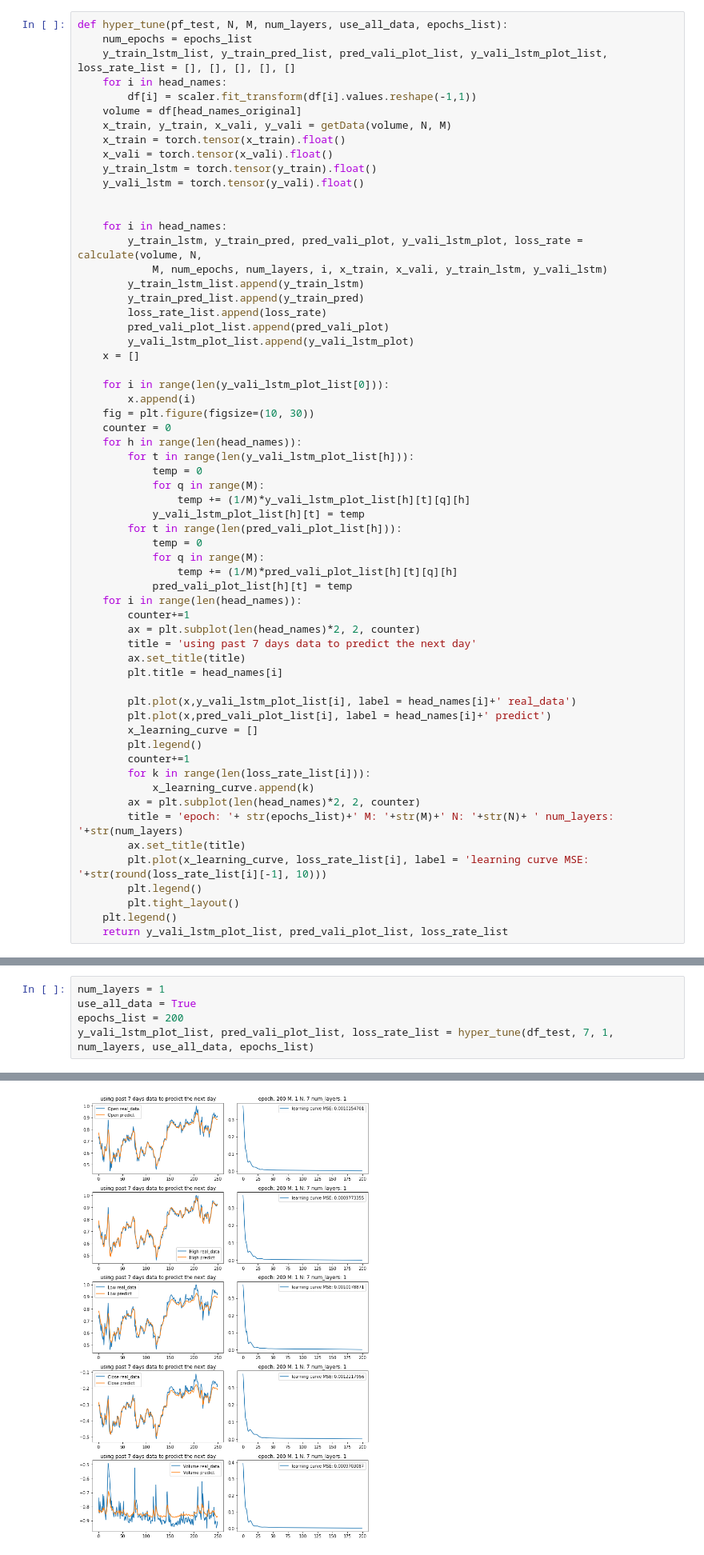
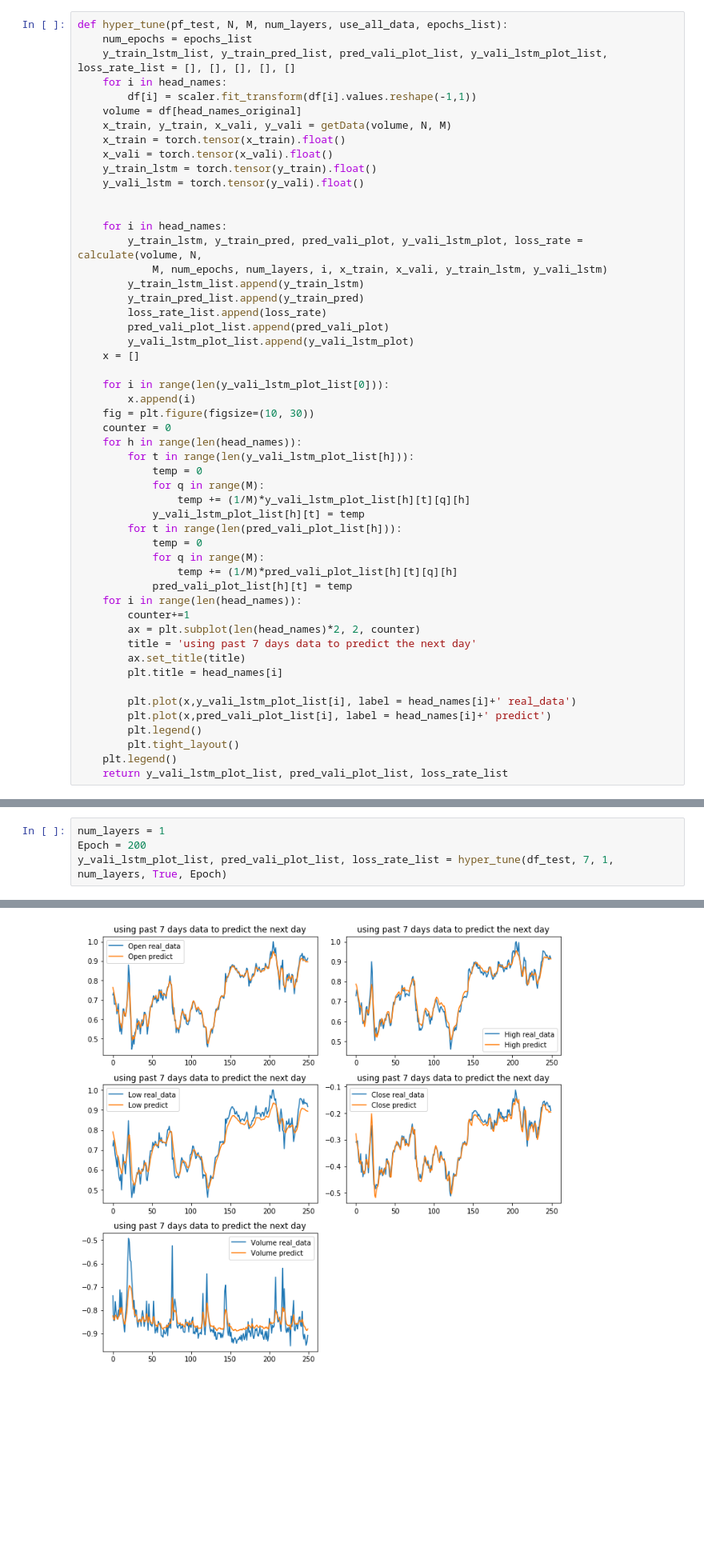
Before and after one commit to davi-zyqy/dl_assign3, a Jupyter notebook: dl_assign3.ipynb, the cells around one changed output, grey strips where cells are left out. Shown at 80% size. Drawn from its saved outputs; the diff is of its cells as text; blank space fills up the shorter version.

```diff
--- a/dl_assign3.ipynb
+++ b/dl_assign3.ipynb
@@ -187,15 +187,6 @@ def hyper_tune(pf_test, N, M, num_layers, use_all_data, epochs_list):
 
         plt.plot(x,y_vali_lstm_plot_list[i], label = head_names[i]+' real_data')
         plt.plot(x,pred_vali_plot_list[i], label = head_names[i]+' predict')
-        x_learning_curve = []
-        plt.legend()
-        counter+=1
-        for k in range(len(loss_rate_list[i])):
-            x_learning_curve.append(k)
-        ax = plt.subplot(len(head_names)*2, 2, counter)
-        title = 'epoch: '+ str(epochs_list)+' M: '+str(M)+' N: '+str(N)+ ' num_layers: '+str(num_layers)
-        ax.set_title(title)
-        plt.plot(x_learning_curve, loss_rate_list[i], label = 'learning curve MSE: '+str(round(loss_rate_list[i][-1], 10)))
         plt.legend()
         plt.tight_layout()
     plt.legend()
@@ -203,6 +210,5 @@ def hyper_tune(pf_test, N, M, num_layers, use_all_data, epochs_list):
 # %%
 num_layers = 1
-use_all_data = True
-epochs_list = 200
-y_vali_lstm_plot_list, pred_vali_plot_list, loss_rate_list = hyper_tune(df_test, 7, 1, num_layers, use_all_data, epochs_list)
+Epoch = 200
+y_vali_lstm_plot_list, pred_vali_plot_list, loss_rate_list = hyper_tune(df_test, 7, 1, num_layers, True, Epoch)
 # %% [output]
@@ -219 +225 @@ Training time: 3.95806622505188
-[figure, old version]
+[figure, new version]
```
Also changed, not shown: parts of 2 cells of this notebook.
